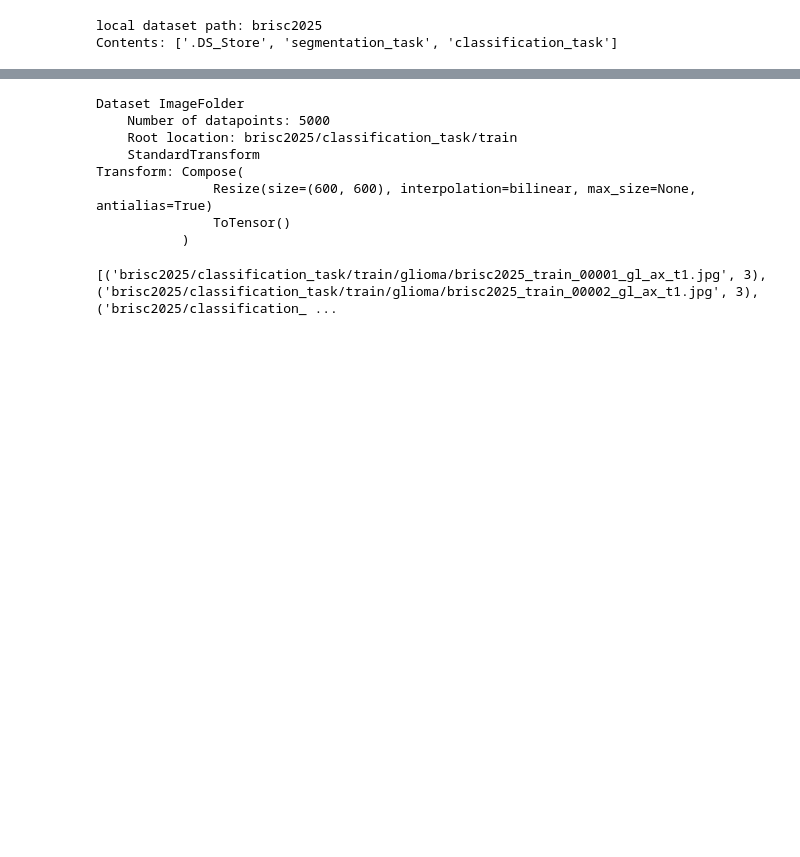
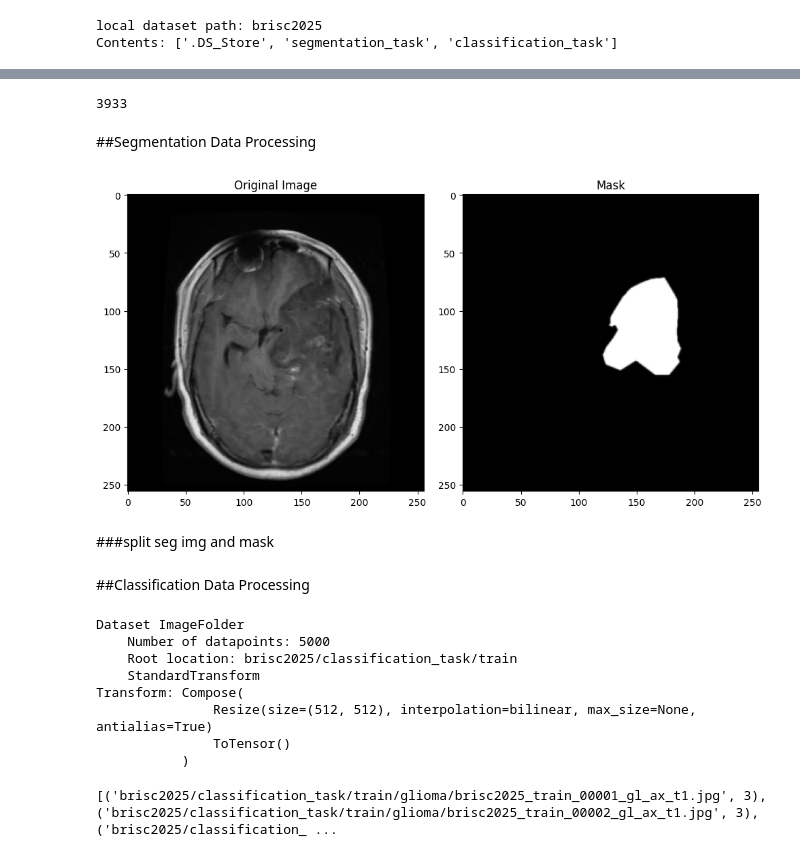
Before and after one commit to imnaimur/cse428, a Jupyter notebook: project/project.ipynb, the cells around one changed output, grey strips where cells are left out. Saved outputs shown, nothing was run; the diff lists cells and outputs as text; code cells hidden in the pictures; blank space fills up the shorter version.

Commit message:
segmentations data ready

```diff
--- a/project/project.ipynb
+++ b/project/project.ipynb
@@ -83,12 +87,12 @@ def get_classification_dataset(root_dir, transform=None):
 # %%
 # --- transforms ---
 transform_img = transforms.Compose([
-    transforms.Resize((600, 600)),
+    transforms.Resize((512, 512)),
     transforms.ToTensor()
 ])
 
 transform_mask = transforms.Compose([
-    transforms.Resize((600, 600)),
+    transforms.Resize((512, 512)),
     transforms.ToTensor()
 ])
 
@@ -128,3 +132,53 @@ cls_train_dataset.samples = [
 
 cls_train_dataset.imgs = cls_train_dataset.samples
 cls_train_dataset.targets = [s[1] for s in cls_train_dataset.samples]
+# %%
+print(len(seg_train.masks))
+# %% [output]
+3933
+# %% [markdown]
+##Segmentation Data Processing
+# %%
+def get_img_msk(dataset,img_size = (256,256)):
+    transform = transforms.Compose([
+    transforms.Resize(img_size),
+    transforms.ToTensor()
+    ])
+
+    images, masks = [], []
+
+    for i in range(len(seg_train.masks)):
+        img_path = dataset.images_dir + "/" + dataset.images[i]
+        img = Image.open(img_path).convert("RGB")
+        img = transform(img)
+        img = img.permute(1,2,0).numpy()
+        msk_path = dataset.masks_dir + "/" + dataset.masks[i]
+        msk = Image.open(msk_path).convert("RGB")
+        msk = transform(msk)
+        msk = msk.permute(1,2,0).numpy()
+        images.append(img)
+        masks.append(msk)
+
+    return np.array(images), np.array(masks)
+# %%
+seg_img,masks = get_img_msk(seg_train)
+# %%
+fig, ax = plt.subplots(1, 2, figsize=(10, 5))
+
+# Display the first image in the first subplot
+ax[0].imshow(seg_img[0])
+ax[0].set_title('Original Image')
+
+# Display the second image in the second subplot
+ax[1].imshow(masks[0])
+ax[1].set_title('Mask')
+
+# Adjust layout to prevent titles from overlapping
+plt.tight_layout()
+
+# Save the figure to a file
+# plt.savefig('subplotted_images.png')
+# %% [output]
+[figure, added]
+# %% [markdown]
+###split seg img and mask
@@ -131,3 +187,5 @@ cls_train_dataset.targets = [s[1] for s in cls_train_dataset.samples]
+# %% [markdown]
+##Classification Data Processing
 # %%
 print((cls_train_dataset))
 # %% [output]
@@ -136,7 +194,7 @@ Dataset ImageFolder
     Root location: brisc2025/classification_task/train
     StandardTransform
 Transform: Compose(
-               Resize(size=(600, 600), interpolation=bilinear, max_size=None, antialias=True)
+               Resize(size=(512, 512), interpolation=bilinear, max_size=None, antialias=True)
                ToTensor()
            )
 # %%
```
Also changed, not shown: parts of 16 cells of this notebook.
